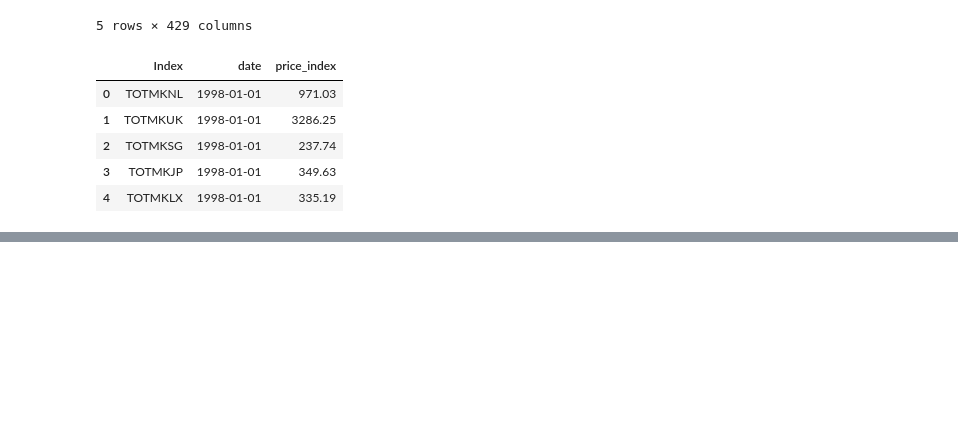
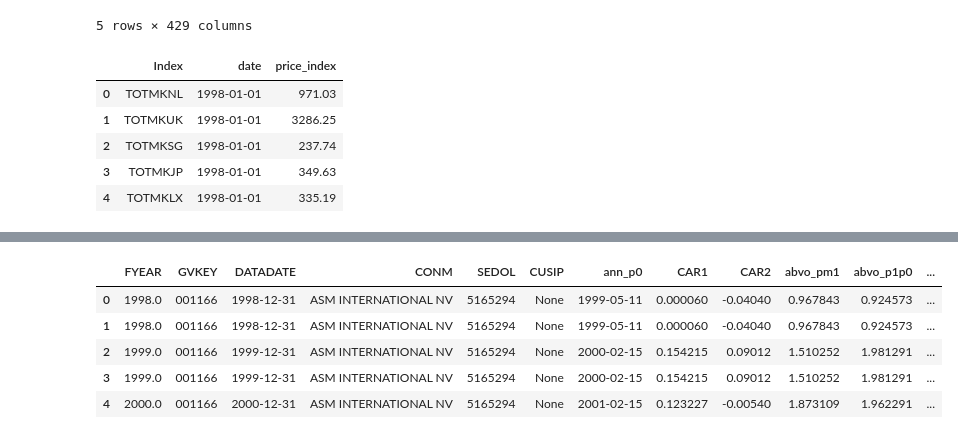
Before and after one commit to jasonxrjia/projects, a Jupyter notebook: Final.ipynb, the cells around one changed output, grey strips where cells are left out. Drawn from its saved outputs; the diff is of its cells as text; code cells hidden in the pictures; blank space fills up the shorter version.

```diff
--- a/Final.ipynb
+++ b/Final.ipynb
@@ -1069,0 +1194,12 @@ for i in cols:
+# %%
+final_columns = ['FYEAR', 'GVKEY', 'DATADATE', 'CONM', 'SEDOL', 'CUSIP', 'ann_p0', 'CAR1','CAR2','abvo_pm1','abvo_p1p0',
+                 'abretvar_overbenchmark_pm1','matched_by','Match','Index']
+final_data = ann_combine_final3[final_columns]
+final_data.head()
+# %% [output]
+|  | FYEAR | GVKEY | DATADATE | CONM | SEDOL | CUSIP | ann_p0 | CAR1 | CAR2 | abvo_pm1 | abvo_p1p0 | ... |
+| 0 | 1998.0 | 001166 | 1998-12-31 | ASM INTERNATIONAL NV | 5165294 | None | 1999-05-11 | 0.000060 | -0.04040 | 0.967843 | 0.924573 | ... |
+| 1 | 1998.0 | 001166 | 1998-12-31 | ASM INTERNATIONAL NV | 5165294 | None | 1999-05-11 | 0.000060 | -0.04040 | 0.967843 | 0.924573 | ... |
+| 2 | 1999.0 | 001166 | 1999-12-31 | ASM INTERNATIONAL NV | 5165294 | None | 2000-02-15 | 0.154215 | 0.09012 | 1.510252 | 1.981291 | ... |
+| 3 | 1999.0 | 001166 | 1999-12-31 | ASM INTERNATIONAL NV | 5165294 | None | 2000-02-15 | 0.154215 | 0.09012 | 1.510252 | 1.981291 | ... |
+| 4 | 2000.0 | 001166 | 2000-12-31 | ASM INTERNATIONAL NV | 5165294 | None | 2001-02-15 | 0.123227 | -0.00540 | 1.873109 | 1.962291 | ... |
```
Also changed, not shown: parts of 16 cells of this notebook.
